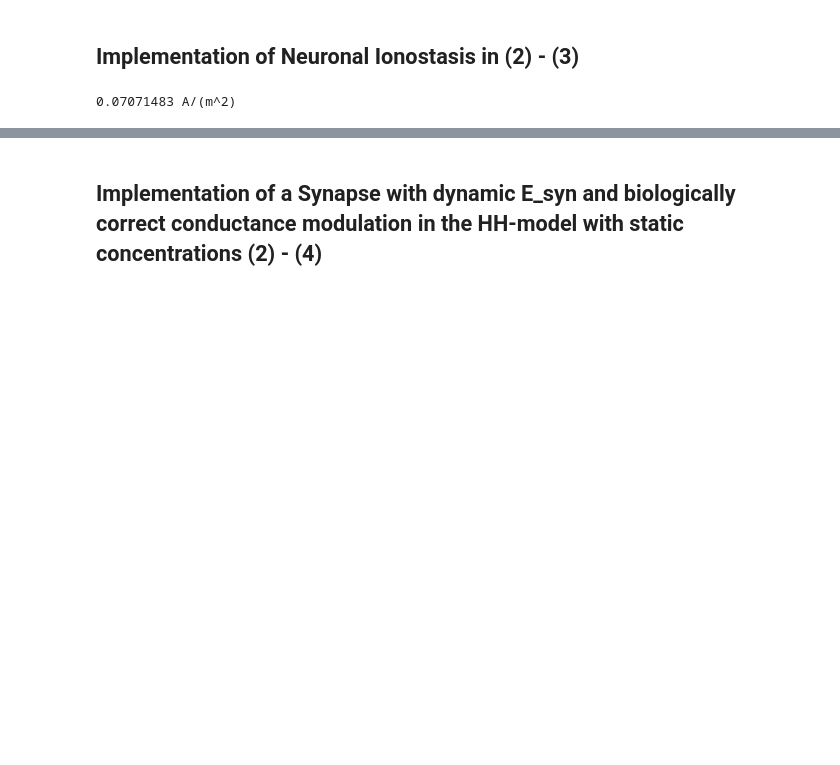
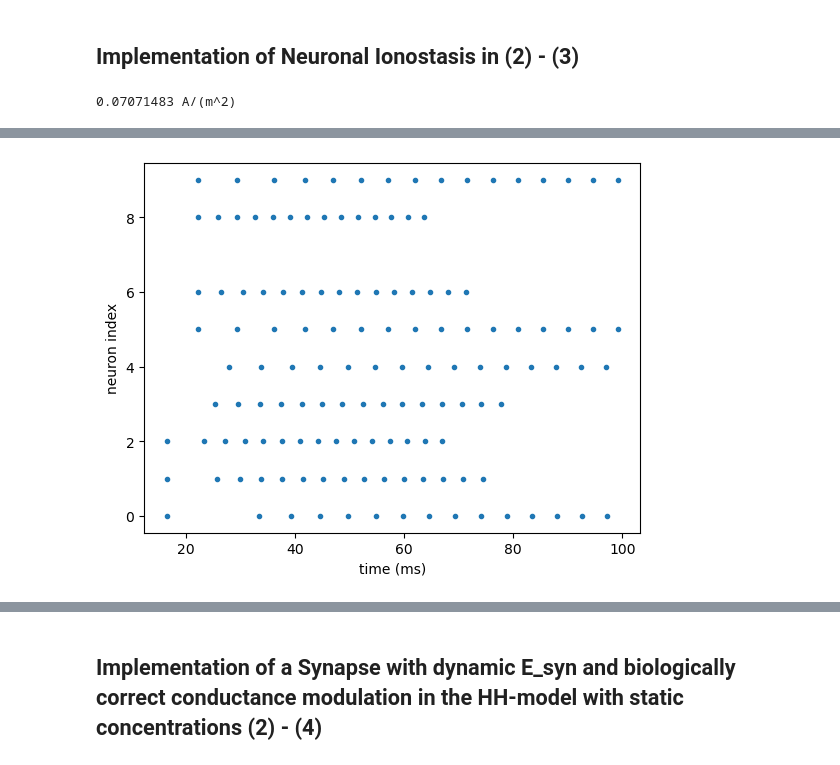
Before and after one commit to luggacode/NGILab, a Jupyter notebook: Modeling/Implementation_neurons_Hodgkin-Huxley.ipynb, the cells around one changed output, grey strips where cells are left out. Cells and saved outputs as stored; diff of their text form; code cells hidden in the pictures; blank space fills up the shorter version.

```diff
--- a/Modeling/Implementation_neurons_Hodgkin-Huxley.ipynb
+++ b/Modeling/Implementation_neurons_Hodgkin-Huxley.ipynb
@@ -440,6 +434,7 @@ import numpy as np
 import math
 import scipy.constants as spc
 import importlib
+from brian2tools import *
 
 #-----------------------------------------------------------------------------------------------------------------------
 # Brian2 import: we use Brian CPP-standalone code generation for fast parallelized simulations
@@ -452,7 +447,7 @@ prefs.devices.cpp_standalone.openmp_threads = 1 ## The number of threads used in
 prefs.logging.file_log = False
 prefs.logging.delete_log_on_exit = True
 
-%matplotlib widget
+# %matplotlib widget
 import matplotlib.pyplot as plt
 import Equations_calc
 import parameters
@@ -632,6 +627,7 @@ def lpc5_neuron(N,params,model='hh-ecs',name='hh*',dt=None, I_max = 0 * nA/cm**2
 
     neuron = NeuronGroup(N,eqs,
                          threshold='v>v_thr',
+                         refractory=3*ms,
                          reset='',
                          namespace=params,
                          name=name,
@@ -642,7 +638,8 @@ def lpc5_neuron(N,params,model='hh-ecs',name='hh*',dt=None, I_max = 0 * nA/cm**2
     neuron.m = calculate_gating_variable_m(-70)
     neuron.h = calculate_gating_variable_h(-70)
     neuron.n = calculate_gating_variable_n(-70)
-    if model == 'hh-ecs':
+    neuron.mask = 0
+    if model == 'hh-ecs' or model == 'hh-ecs-synapse':
         neuron.n_K_N = 0 * mole
         neuron.n_Na_N = 0 * mole
         neuron.n_Cl_N = 0 * mole
@@ -661,7 +658,7 @@ def single_synapse(input_signal, neurons_2):
     ## synapse params
     Synapse_pars = {
         'E_syn' : 50 * mvolt,
-        'tau_r_x' : 50*ms,
+        'tau_r_x' : 5*ms,
         'tau_x' : 50*ms,
         'J' : 1,
         'g_s' : 35*usiemens/cm**2,
@@ -673,17 +670,18 @@ def single_synapse(input_signal, neurons_2):
 
 
     synapse_eqs = '''
-    g_syn_post = g_s * r  : siemens/meter ** 2 (summed)
-    dr/dt = (-r + x_syn * W * (1 - r))/tau_r_x   : 1
+    g_syn_post = g_s * r * W: siemens/meter ** 2 (summed)
+    dr/dt = (-r + (x_syn * (2-r)))/tau_r_x   : 1
     dx_syn/dt = (-x_syn)/tau_x       : 1
     '''
     synapse_action = '''
     x_syn += J
     '''
     S = Synapses(input_signal, neurons_2, model=synapse_eqs, on_pre=synapse_action, namespace=Synapse_pars)
-    S.connect(condition='i!=j', p = 0.25)
+    S.connect(p = 0.25)
     S.r = 0
     S.x_syn = 0
+    S.r = 0
 
 
     return S
@@ -711,41 +709,39 @@ def lpc5_simulation(duration=1.0,model='hh-ecs', show_monitor = False, save_plot
 
     ## Build the neuron model and monitors
 
-    # Initialize presynaptic neuron
+    # Initialize neurons
+    # input_neuron = input_signal()
     params = lpc5_parameters(model=model,T_ramp=duration*second,**kwargs)
-    params['I_max'] = 4000 * namp/cm**2
-    # presynaptic_neuron = input_signal()
-    input_neuron = lpc5_neuron(1,params,model=model,name='hh*',dt=0.5*us)
-
-    # Initialize postsynaptic neuron
-    params = lpc5_parameters(model=model,T_ramp=duration*second,**kwargs)
-    additional_neurons = lpc5_neuron(9,params,model=model,name='hh*',dt=0.5*us)
-    # E_syn = params['V_T'] * log((params['N0_e'] + 1.2* params['K0_e'])/(params['N0_i'] + 1.2 * params['K0_i']))
+    neurons = lpc5_neuron(10,params,model=model,name='hh*',dt=0.5*us)
+    neurons.mask[0] = 1
+    neurons.mask[1] = 1
+    neurons.mask[2] = 1
     # print(f'E_syn {E_syn}')
 
     # Initialize Synapse
-    synapses_neutral = single_synapse(additional_neurons, additional_neurons)
-    synapses_input = single_synapse(input_neuron, additional_neurons)
+    synapses = single_synapse(neurons, neurons)
 
     ## Set monitors
     #synapse monitor
-    synapse_monitor = StateMonitor(synapses_input, variables=['r', 'x_syn'],record = [0], dt=0.01*ms, name='synapsemon')
+    synapse_monitor = StateMonitor(synapses, variables=['r', 'x_syn'],record = [0], dt=0.01*ms, name='synapsemon')
     #neuron monitor
     if model=='hh-neuron':
         variables = ['v', 'm', 'n', 'h']
     elif model=='hh-ecs':
         variables = ['v', 'E_K', 'E_Cl', 'E_Na', 'I_Na', 'I_Na_L', 'I_K', 'I_Cl_L', 'I_KCC', 'I_NKP', 'C_Cl_N','C_Na_N', 'C_K_N', 'C_Cl_E','C_Na_E', 'C_K_E', 'I_inj', 'Check_1', 'Check_2', 'Check_3', 'n_Na_N', 'n_K_N', 'n_Cl_N']
     elif model=='hh-ecs-synapse':
-        variables = ['v', 'E_K', 'E_Cl', 'E_Na', 'I_Na', 'I_Na_L', 'I_K', 'I_Cl_L', 'I_KCC', 'I_NKP', 'I_syn', 'C_Cl_N','C_Na_N', 'C_K_N', 'C_Cl_E','C_Na_E', 'C_K_E', 'I_inj', 'Check_1', 'Check_2', 'Check_3', 'n_Na_N', 'n_K_N', 'n_Cl_N']
-    sv_mon_input = StateMonitor(input_neuron, variables=variables, record=True, dt=0.01*ms, name='svmon_input')
-    sv_mon_add = StateMonitor(additional_neurons, variables=variables, record=True, dt=0.01*ms, name='svmon_add')
+        variables = ['v', 'E_K', 'E_Cl', 'E_Na', 'I_Na', 'I_Na_L', 'I_K', 'I_Cl_L', 'I_KCC', 'I_NKP', 'I_syn', 'C_Cl_N','C_Na_N', 'C_K_N', 'C_Cl_E','C_Na_E', 'C_K_E', 'I_inj', 'Check_1', 'Check_2', 'Check_3', 'n_Na_N', 'n_K_N', 'n_Cl_N', 'g_syn', 'E_syn']
+    sv_mon = StateMonitor(neurons, variables=variables, record=True, dt=0.01*ms, name='svmon_add')
+    spike_mon = SpikeMonitor(neurons)
 
     # Gather all objects required for the simulation
-    network = Network([input_neuron, additional_neurons, sv_mon_add, sv_mon_input, synapses_neutral, synapses_input])
+    network = Network([sv_mon, spike_mon, synapses, synapse_monitor, neurons])
 
     # Run the simulator
     network.run(duration=duration*second,report='text')
     device.build(directory=code_dir, clean=True)
+
+    plot_raster(spike_mon.i, spike_mon.t)
 
     # Set show_monitor -> true if you want to print the monitored variables
     # if show_monitor:
@@ -755,23 +751,30 @@ def lpc5_simulation(duration=1.0,model='hh-ecs', show_monitor = False, save_plot
     #     print(getattr(sv_mon_add, 't')[:5])
 
     ## Visualizing data
-    # if model=='hh-neuron':
-    #     plotting_list = return_plotting_list('hh-neuron')
-    # elif model=='hh-ecs':
-    #     plotting_list = return_plotting_list('hh-ecs')
-    # elif model=='hh-ecs-synapse':
-    #     plotting_list = return_plotting_list('hh-ecs')
 
-    # fig, ax = plt.subplots(plotting_list[-1]['plot_number']+1, 1,sharex=True, figsize=(6, len(plotting_list) * 2.5))
-    # ax[-1].set_xlabel("time (s)")
-    # for element in plotting_list:
-    #     # print(element['variable'])
-    #     ax[element['plot_number']].plot(sv_mon_add.t/second, getattr(sv_mon_add, element['variable'])[:].T/element['unit'], label = element['variable'])
-    #     ax[element['plot_number']].set_ylabel(element['axis'])
-    #     ax[element['plot_number']].legend()
+    if model=='hh-neuron':
+        plotting_list = return_plotting_list('hh-neuron')
+    elif model=='hh-ecs':
+        plotting_list = return_plotting_list('hh-ecs')
+    elif model=='hh-ecs-synapse':
+        plotting_list = return_plotting_list('hh-ecs')
+
+    fig, ax = plt.subplots(plotting_list[-1]['plot_number']+3, 1,sharex=True, figsize=(6, len(plotting_list) * 3.5))
+    ax[-1].set_xlabel("time (s)")
+    for element in plotting_list:
+        # print(element['variable'])
+        ax[element['plot_number']].plot(sv_mon.t/second, getattr(sv_mon, element['variable'])[:].T/element['unit'], label = element['variable'])
+        ax[element['plot_number']].set_ylabel(element['axis'])
+        ax[element['plot_number']].legend()
+    ax[plotting_list[-1]['plot_number']+1].plot(synapse_monitor.t/second, getattr(synapse_monitor, 'r')[:].T/1, label = 'r')
+    ax[plotting_list[-1]['plot_number']+1].legend()
+    ax[plotting_list[-1]['plot_number']+2].plot(synapse_monitor.t/second, getattr(synapse_monitor, 'x_syn')[:].T/1, label = 'x_syn')
+    ax[plotting_list[-1]['plot_number']+2].legend()
+
     # if save_plots:
-    #     plt.savefig("output/graphs/HH-ecs_subthreshold-I_inj")
-    visualise_connectivity(synapses_neutral)
+    #     plt.savefig("output/graphs/HH-ecs_network-synapse-testing")
+
+    visualise_connectivity(synapses)
     device.delete(force=True)
 
 
@@ -810,0 +821 @@ ValueError: Equations of type 'parameter' cannot have a flag 'summed', only the
+[figure, added]
```
Also changed, not shown: parts of 2 cells of this notebook, 3 other files.
